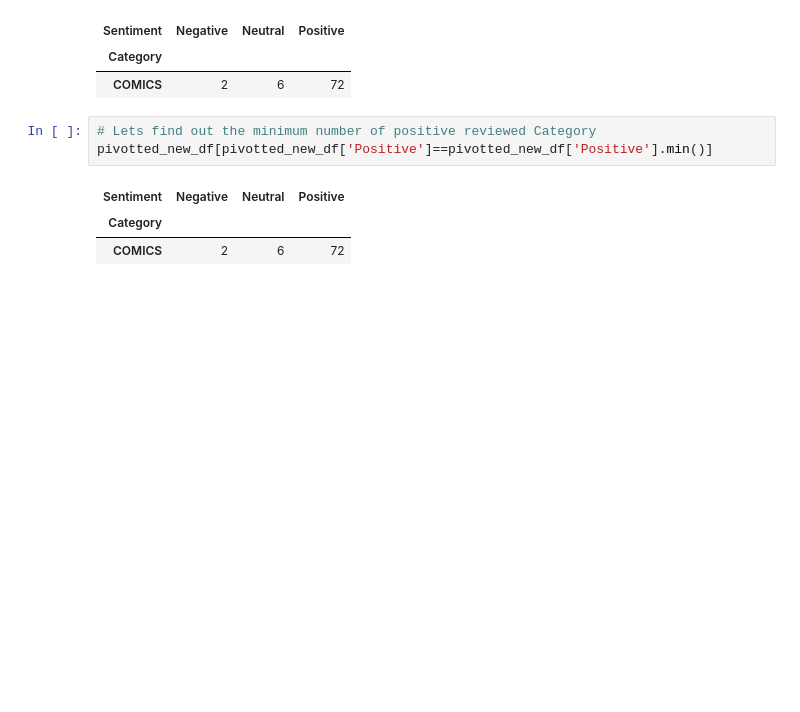
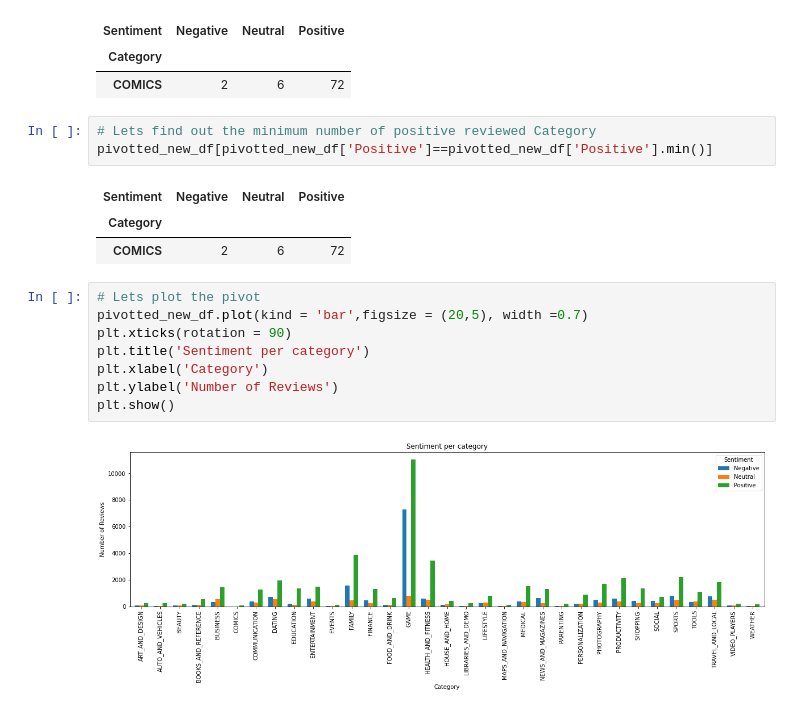
Before and after one commit to Preetirai-tech/Play-Store-App-Review-Analysis, a Jupyter notebook: Play_Store_App_Review_Analysis_Capstone_Project.ipynb, the cells around one changed output. Cells and saved outputs as stored; diff of their text form; blank space fills up the shorter version.

```diff
--- a/Play_Store_App_Review_Analysis_Capstone_Project.ipynb
+++ b/Play_Store_App_Review_Analysis_Capstone_Project.ipynb
@@ -614,3 +614,13 @@ pivotted_new_df[pivotted_new_df['Positive']==pivotted_new_df['Positive'].min()]
 | Sentiment | Negative | Neutral | Positive |
 | Category |  |  |  |
 | COMICS | 2 | 6 | 72 |
+# %%
+# Lets plot the pivot
+pivotted_new_df.plot(kind = 'bar',figsize = (20,5), width =0.7)
+plt.xticks(rotation = 90)
+plt.title('Sentiment per category')
+plt.xlabel('Category')
+plt.ylabel('Number of Reviews')
+plt.show()
+# %% [output]
+[figure, added]
```
